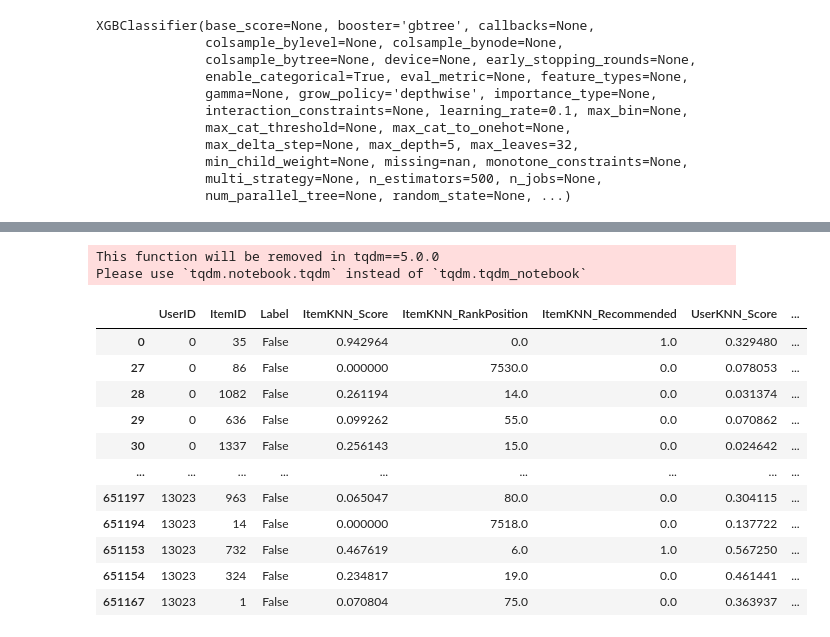
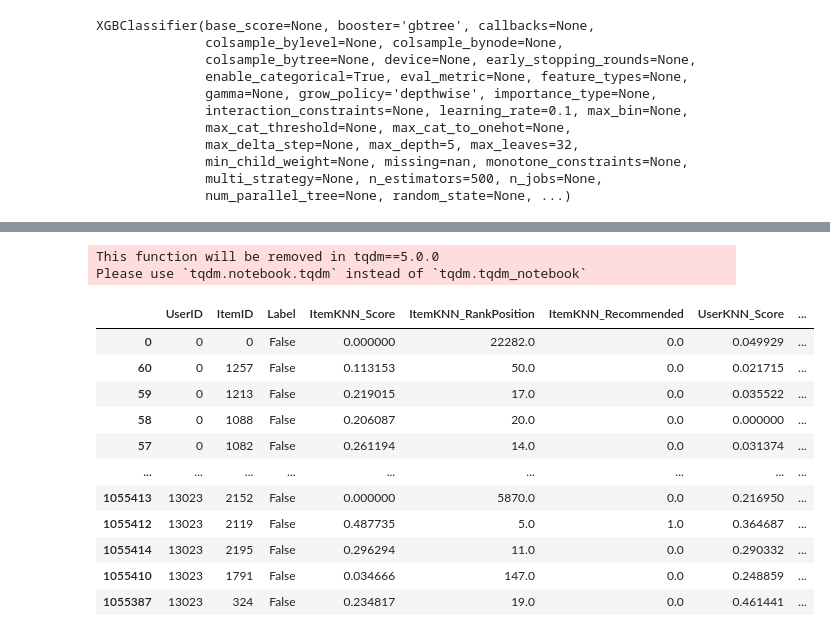
Before and after one commit to CarloSgaravatti/Recsys_Challenge_2023, a Jupyter notebook: challenge_notebooks/xgboost-classifier.ipynb, the cells around one changed output, grey strips where cells are left out. Drawn from its saved outputs; the diff is of its cells as text; code cells hidden in the pictures.

```diff
--- a/challenge_notebooks/xgboost-classifier.ipynb
+++ b/challenge_notebooks/xgboost-classifier.ipynb
@@ -537,6 +569,0 @@ array([  35,  100,  505,  428,  591,  693,  402, 1480,  122,  617,  976,
-# %%
-item_list = tmp.ItemID.values.astype(int)
-
-positions = np.zeros(n_items, dtype=int)
-positions[rank] = np.arange(n_items)
-positions[item_list]
@@ -550,3 +569,0 @@ array([    0,     1,     2,    12,     3,     4,     6,     5,     9,
-# %%
-recommended = np.isin(item_list, rank[:10], assume_unique=True)
-recommended.astype(int)
@@ -797,6 +869,9 @@ recommender_object_dict = {
     'SlimBPR': recommender_slim_bpr,
     'EaseR': recommender_ease_r,
     'IALS': recommender_ials,
+    'MultVAE': recommender_vae,
+    'HHP': recommender_hhp,
+    'TWRA': recommender_twra,
     # 'ALS': recommender_als
 }
 # %%
@@ -1143,6 +1276,9 @@ recommender_object_dict = {
     'SlimBPR': recommender_slim_bpr,
     'EaseR': recommender_ease_r,
     'IALS': recommender_ials,
+    'MultVAE': recommender_vae,
+    'HHP': recommender_hhp,
+    'TWRA': recommender_twra,
     # 'ALS': recommender_als
 }
 # %%
@@ -1153,7 +1289,10 @@ final_train_dataframe = pd.DataFrame(index=range(0, n_users), columns = ["ItemID
 final_train_dataframe.index.name='UserID'
 
 for user_id in tqdm.tqdm_notebook(range(n_users)):
-    recommendations = recommender_slim_recall.recommend(user_id, cutoff = cutoff)
+    recommendations_slim = recommender_slim_recall.recommend(user_id, cutoff = cutoff)
+    recommendations_knn = recommender_item_recall.recommend(user_id, cutoff = cutoff)
+    recommendations_rp3 = recommender_rp3_recall.recommend(user_id, cutoff = cutoff)
+    recommendations = np.union1d(recommendations_slim, np.union1d(recommendations_knn, recommendations_rp3))
     final_train_dataframe.loc[user_id, "ItemID"] = recommendations
 
 final_train_dataframe = final_train_dataframe.explode("ItemID")
@@ -1188,6 +1327,50 @@ for label, recommender in tqdm.auto.tqdm(recommender_object_dict.items()):
     del scores, linf_scores, rank, positions, recommended
     gc.collect()
 
+item_item_S = recommender_item.W_sparse.toarray()
+for user_id in tqdm.auto.tqdm(range(n_users)):
+    seen_items = URM_train[user_id].nonzero()[1] # check if 0 or 1
+    if len(seen_items) == 0:
+        final_train_dataframe.loc[user_id, "AvgSimilarityToSeenKNN"] = 0
+        final_train_dataframe.loc[user_id, "MaxSimilarityToSeenKNN"] = 0
+        final_train_dataframe.loc[user_id, "MinSimilarityToSeenKNN"] = 0
+        final_train_dataframe.loc[user_id, "StdSimilarityToSeenKNN"] = 0
+        final_train_dataframe.loc[user_id, "SkewSimilarityToSeenKNN"] = 0
+        final_train_dataframe.loc[user_id, "KurtosisSimilarityToSeenKNN"] = 0
+    else:
+        similarities = item_item_S[final_train_dataframe.loc[user_id, "ItemID"].values.astype(int), :][:, seen_items]
+        final_train_dataframe.loc[user_id, "AvgSimilarityToSeenKNN"] = similarities.mean(axis=1).flatten()
+        final_train_dataframe.loc[user_id, "MaxSimilarityToSeenKNN"] = similarities.max(axis=1).flatten()
+        final_train_dataframe.loc[user_id, "MinSimilarityToSeenKNN"] = similarities.min(axis=1).flatten()
+        final_train_dataframe.loc[user_id, "StdSimilarityToSeenKNN"] = similarities.std(axis=1).flatten()
+        final_train_dataframe.loc[user_id, "SkewSimilarityToSeenKNN"] = stats.skew(similarities, axis=1)
+        final_train_dataframe.loc[user_id, "KurtosisSimilarityToSeenKNN"] = stats.kurtosis(similarities, axis=1)
+
+del item_item_S
+gc.collect()
+
+item_item_S = recommender_rp3.W_sparse.toarray()
+for user_id in tqdm.auto.tqdm(range(n_users)):
+    seen_items = URM_train[user_id].nonzero()[1] # check if 0 or 1
+    if len(seen_items) == 0:
+        final_train_dataframe.loc[user_id, "AvgSimilarityToSeenRP3"] = 0
+        final_train_dataframe.loc[user_id, "MaxSimilarityToSeenRP3"] = 0
+        final_train_dataframe.loc[user_id, "MinSimilarityToSeenRP3"] = 0
+        final_train_dataframe.loc[user_id, "StdSimilarityToSeenRP3"] = 0
+        final_train_dataframe.loc[user_id, "SkewSimilarityToSeenRP3"] = 0
+        final_train_dataframe.loc[user_id, "KurtosisSimilarityToSeenRP3"] = 0
+    else:
+        similarities = item_item_S[final_train_dataframe.loc[user_id, "ItemID"].values.astype(int), :][:, seen_items]
+        final_train_dataframe.loc[user_id, "AvgSimilarityToSeenRP3"] = similarities.mean(axis=1).flatten()
+        final_train_dataframe.loc[user_id, "MaxSimilarityToSeenRP3"] = similarities.max(axis=1).flatten()
+        final_train_dataframe.loc[user_id, "MinSimilarityToSeenRP3"] = similarities.min(axis=1).flatten()
+        final_train_dataframe.loc[user_id, "StdSimilarityToSeenRP3"] = similarities.std(axis=1).flatten()
+        final_train_dataframe.loc[user_id, "SkewSimilarityToSeenRP3"] = stats.skew(similarities, axis=1)
+        final_train_dataframe.loc[user_id, "KurtosisSimilarityToSeenRP3"] = stats.kurtosis(similarities, axis=1)
+
+del item_item_S
+gc.collect()
+
 final_train_dataframe = final_train_dataframe.reset_index()
 final_train_dataframe = final_train_dataframe.rename(columns = {"index": "UserID"})
 
@@ -1198,41 +1381,41 @@ position_columns = [col for col in final_train_dataframe.columns if col.endswith
 final_train_dataframe['Mean_RankPosition'] = final_train_dataframe[position_columns].mean(axis=1)
 final_train_dataframe['Std_RankPosition'] = final_train_dataframe[position_columns].std(axis=1)
 final_train_dataframe['Skew_RankPosition'] = final_train_dataframe[position_columns].skew(axis=1)
 final_train_dataframe['Kurtosis_RankPosition'] = final_train_dataframe[position_columns].kurtosis(axis=1)
 
 item_popularity = np.ediff1d(sps.csc_matrix(URM_train_complete).indptr)
 item_popularity = item_popularity / np.max(item_popularity)
 final_train_dataframe['item_popularity'] = item_popularity[final_train_dataframe["ItemID"].values.astype(int)]
 
 user_popularity = np.ediff1d(sps.csr_matrix(URM_train_complete).indptr)
 user_popularity = user_popularity / np.max(user_popularity)
 final_train_dataframe['user_profile_len'] = user_popularity[final_train_dataframe["UserID"].values.astype(int)]
 
 mainstream_user = URM_train_complete.dot(item_popularity) / np.where(user_popularity == 0, 1, user_popularity)
 final_train_dataframe['mainstream_user'] = mainstream_user[final_train_dataframe["UserID"].values.astype(int)]
 
 mainstream_item = URM_train_complete.T.dot(user_popularity) / np.where(item_popularity == 0, 1, item_popularity)
 final_train_dataframe['mainstream_item'] = mainstream_item[final_train_dataframe["ItemID"].values.astype(int)]
 
 user_factors_df = pd.DataFrame(user_factors_final_train[:, :5], columns=[f'user_factor_{i}' for i in range(user_factors_final_train[:, :5].shape[1])])
 item_factors_df = pd.DataFrame(item_factors_final_train[:, :5], columns=[f'item_factor_{i}' for i in range(item_factors_final_train[:, :5].shape[1])])
 
 final_train_dataframe = final_train_dataframe.merge(item_factors_df, left_on='ItemID', right_index=True)
 final_train_dataframe = final_train_dataframe.merge(user_factors_df, left_on='UserID', right_index=True)
 final_train_dataframe = final_train_dataframe.sort_values(by='UserID')
 final_train_dataframe
 # %% [output]
 This function will be removed in tqdm==5.0.0
 Please use `tqdm.notebook.tqdm` instead of `tqdm.tqdm_notebook`
 |  | UserID | ItemID | Label | ItemKNN_Score | ItemKNN_RankPosition | ItemKNN_Recommended | UserKNN_Score | ... |
-| 0 | 0 | 35 | False | 0.942964 | 0.0 | 1.0 | 0.329480 | ... |
-| 27 | 0 | 86 | False | 0.000000 | 7530.0 | 0.0 | 0.078053 | ... |
-| 28 | 0 | 1082 | False | 0.261194 | 14.0 | 0.0 | 0.031374 | ... |
-| 29 | 0 | 636 | False | 0.099262 | 55.0 | 0.0 | 0.070862 | ... |
-| 30 | 0 | 1337 | False | 0.256143 | 15.0 | 0.0 | 0.024642 | ... |
+| 0 | 0 | 0 | False | 0.000000 | 22282.0 | 0.0 | 0.049929 | ... |
+| 60 | 0 | 1257 | False | 0.113153 | 50.0 | 0.0 | 0.021715 | ... |
+| 59 | 0 | 1213 | False | 0.219015 | 17.0 | 0.0 | 0.035522 | ... |
+| 58 | 0 | 1088 | False | 0.206087 | 20.0 | 0.0 | 0.000000 | ... |
+| 57 | 0 | 1082 | False | 0.261194 | 14.0 | 0.0 | 0.031374 | ... |
 | ... | ... | ... | ... | ... | ... | ... | ... | ... |
-| 651197 | 13023 | 963 | False | 0.065047 | 80.0 | 0.0 | 0.304115 | ... |
-| 651194 | 13023 | 14 | False | 0.000000 | 7518.0 | 0.0 | 0.137722 | ... |
-| 651153 | 13023 | 732 | False | 0.467619 | 6.0 | 1.0 | 0.567250 | ... |
-| 651154 | 13023 | 324 | False | 0.234817 | 19.0 | 0.0 | 0.461441 | ... |
-| 651167 | 13023 | 1 | False | 0.070804 | 75.0 | 0.0 | 0.363937 | ... |
+| 1055413 | 13023 | 2152 | False | 0.000000 | 5870.0 | 0.0 | 0.216950 | ... |
+| 1055412 | 13023 | 2119 | False | 0.487735 | 5.0 | 1.0 | 0.364687 | ... |
+| 1055414 | 13023 | 2195 | False | 0.296294 | 11.0 | 0.0 | 0.290332 | ... |
+| 1055410 | 13023 | 1791 | False | 0.034666 | 147.0 | 0.0 | 0.248859 | ... |
+| 1055387 | 13023 | 324 | False | 0.234817 | 19.0 | 0.0 | 0.461441 | ... |
```
Also changed, not shown: parts of 39 cells of this notebook.
